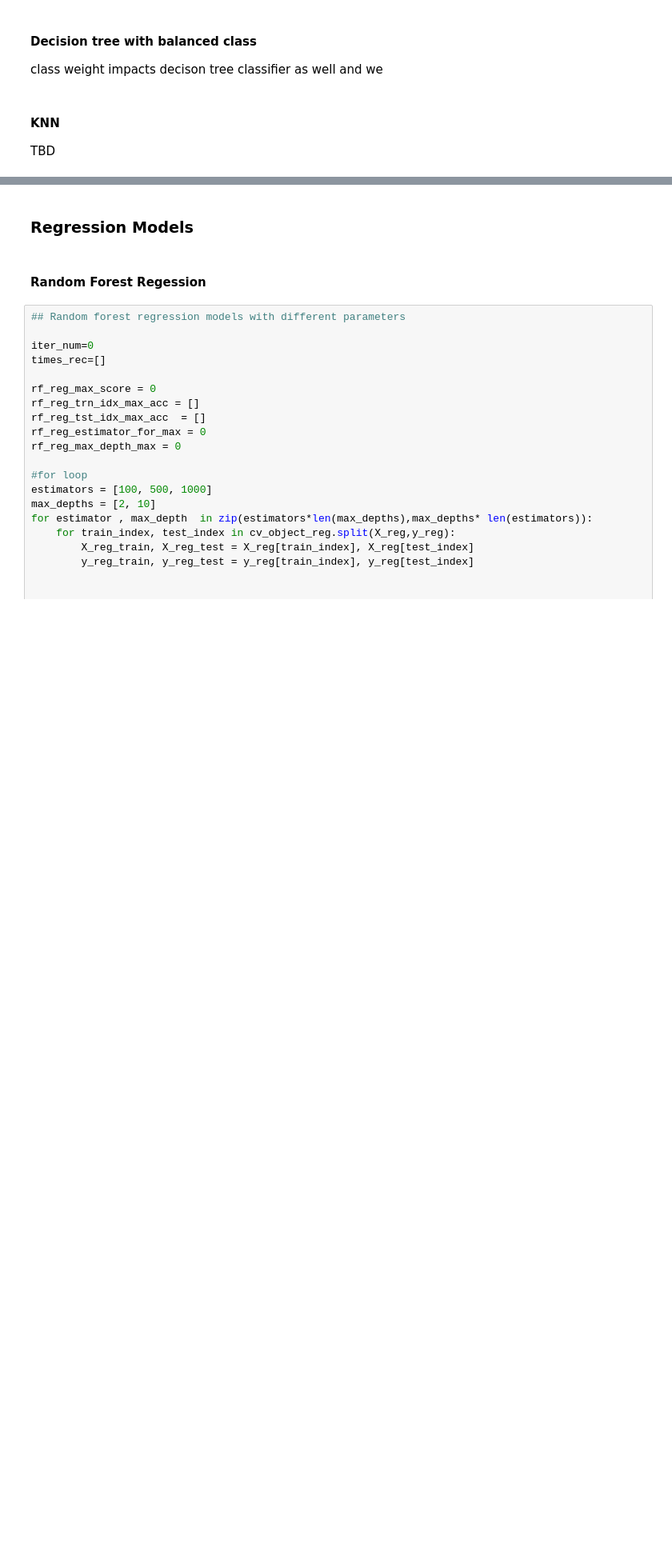
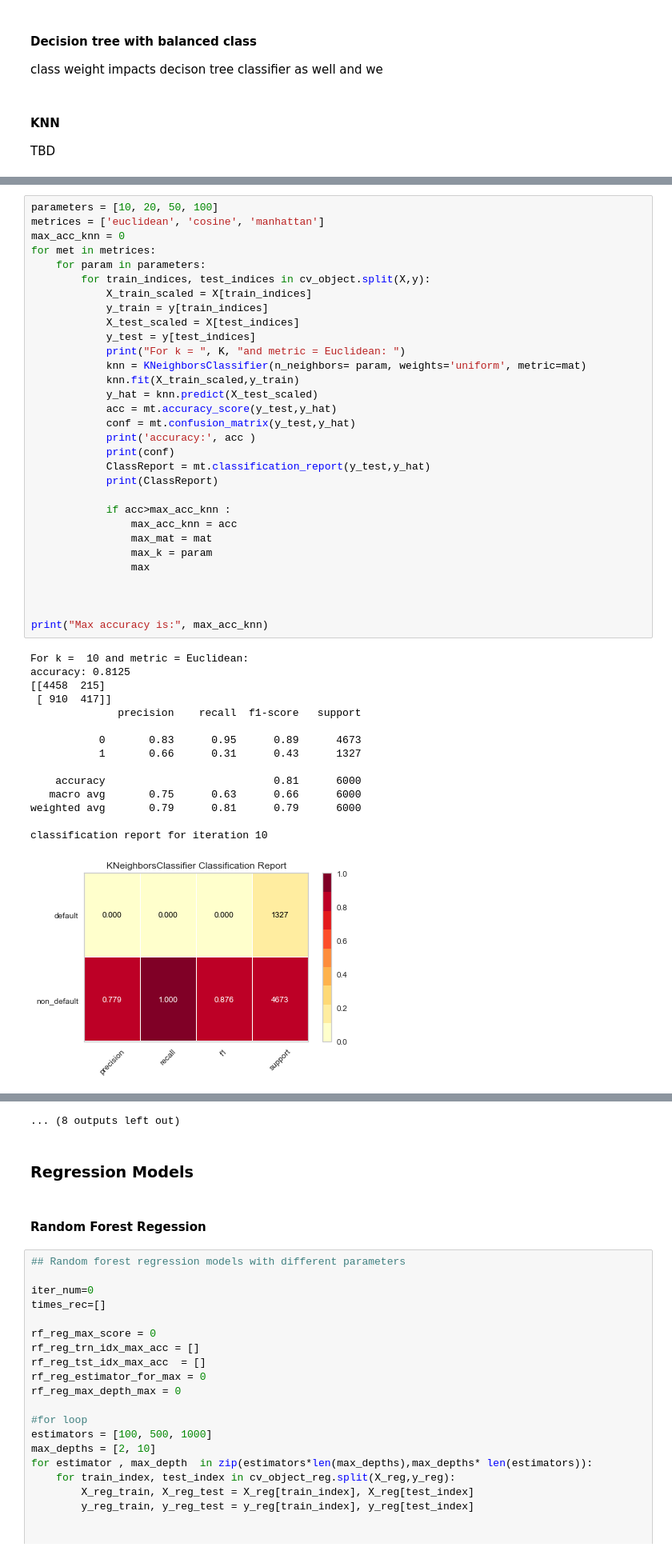
Before and after one commit to pankajti/MSDS_7331_Lab2, a Jupyter notebook: modelling/combined_models.ipynb, the cells around one changed output, grey strips where cells are left out. Shown at 80% size. Saved outputs shown, nothing was run; the diff lists cells and outputs as text; blank space fills up the shorter version.

```diff
--- a/modelling/combined_models.ipynb
+++ b/modelling/combined_models.ipynb
@@ -371,0 +345,47 @@ for K in parameters:
+# %%
+parameters = [10, 20, 50, 100]
+metrices = ['euclidean', 'cosine', 'manhattan']
+max_acc_knn = 0
+for met in metrices:
+    for param in parameters:
+        for train_indices, test_indices in cv_object.split(X,y):
+            X_train_scaled = X[train_indices]
+            y_train = y[train_indices]
+            X_test_scaled = X[test_indices]
+            y_test = y[test_indices]
+            print("For k = ", K, "and metric = Euclidean: ")
+            knn = KNeighborsClassifier(n_neighbors= param, weights='uniform', metric=mat)
+            knn.fit(X_train_scaled,y_train)
+            y_hat = knn.predict(X_test_scaled)
+            acc = mt.accuracy_score(y_test,y_hat)
+            conf = mt.confusion_matrix(y_test,y_hat)
+            print('accuracy:', acc )
+            print(conf)
+            ClassReport = mt.classification_report(y_test,y_hat)
+            print(ClassReport)
+
+            if acc>max_acc_knn :
+                max_acc_knn = acc
+                max_mat = mat
+                max_k = param
+                max
+
+
+
+print("Max accuracy is:", max_acc_knn)
+# %% [output]
+For k =  10 and metric = Euclidean:
+accuracy: 0.8125
+[[4458  215]
+ [ 910  417]]
+              precision    recall  f1-score   support
+
+           0       0.83      0.95      0.89      4673
+           1       0.66      0.31      0.43      1327
+
+    accuracy                           0.81      6000
+   macro avg       0.75      0.63      0.66      6000
+weighted avg       0.79      0.81      0.79      6000
+
+classification report for iteration 10
+[figure, added]
@@ -372,3 +428,4 @@ for K in parameters:
+... (8 outputs left out)
 # %% [markdown]
 ### Regression Models
 # %% [markdown]
```
Also changed, not shown: parts of 16 cells of this notebook.
